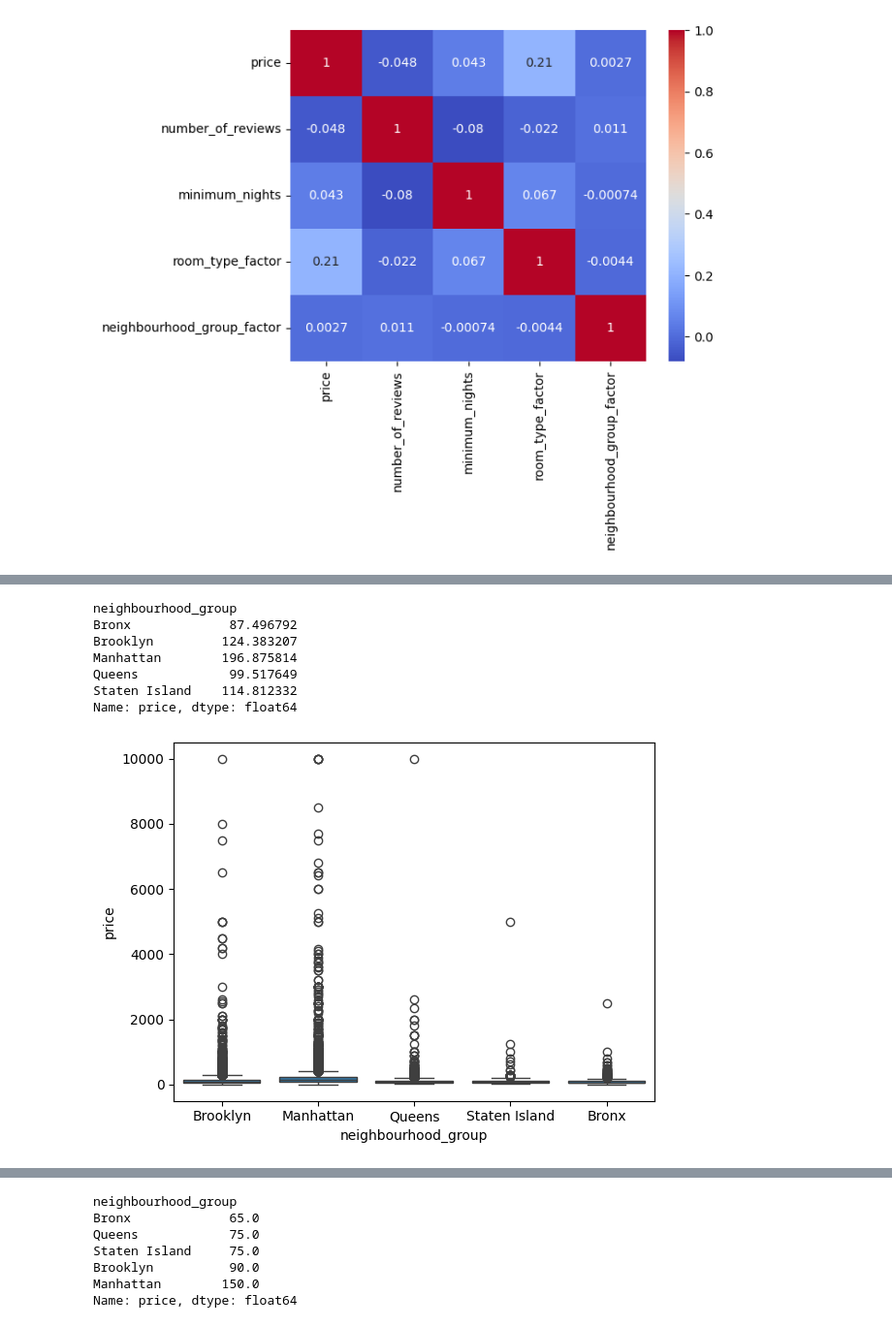
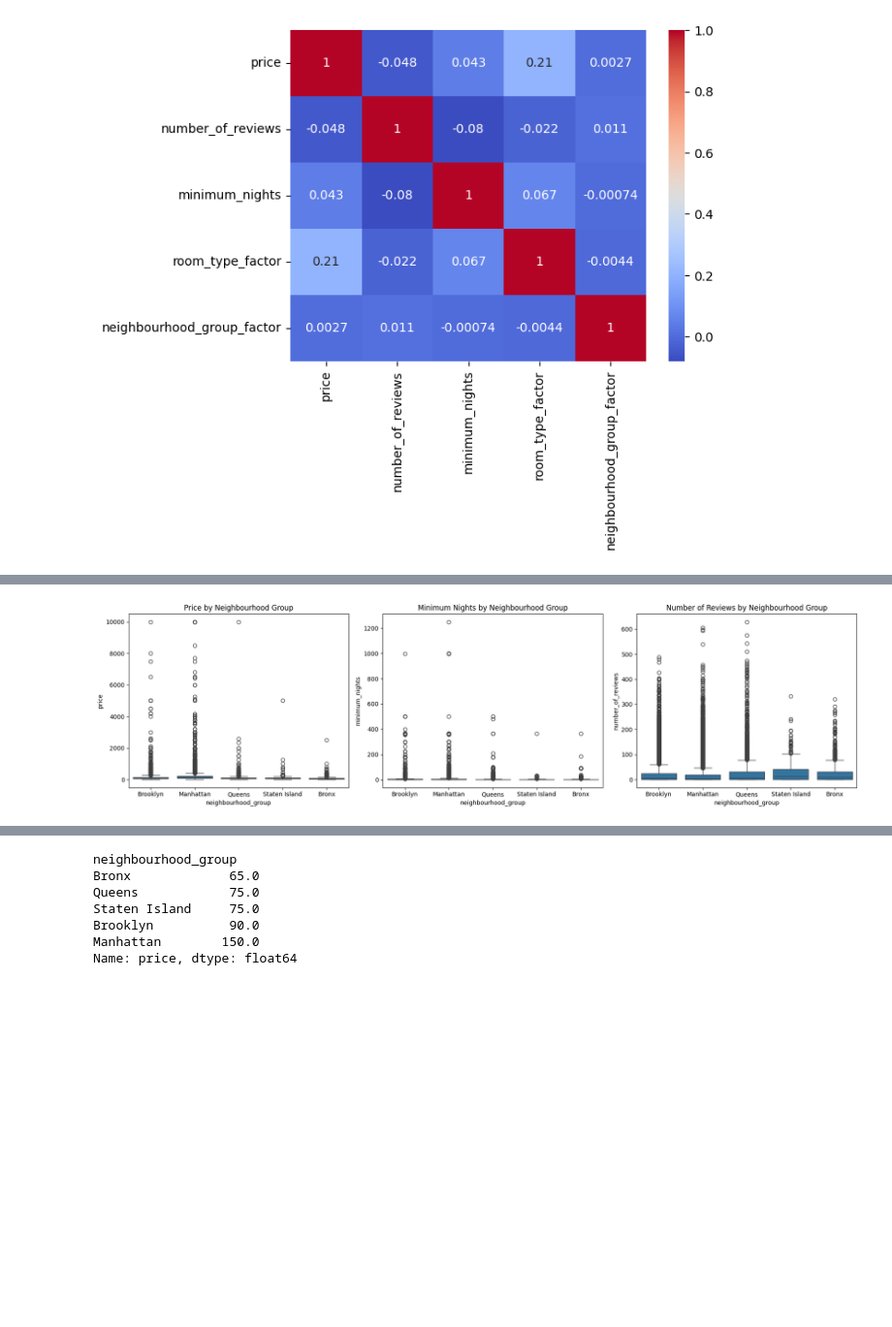
Before and after one commit to 4GeeksAcademy/ekbalam11-machine-learning, a Jupyter notebook: src/00-eda-airbnb-ny.ipynb, the cells around one changed output, grey strips where cells are left out. Shown at 97% size. Saved outputs shown, nothing was run; the diff lists cells and outputs as text; code cells hidden in the pictures; blank space fills up the shorter version.

```diff
--- a/src/00-eda-airbnb-ny.ipynb
+++ b/src/00-eda-airbnb-ny.ipynb
@@ -165,12 +167,13 @@ sns.boxplot(x="room_type", y="price", data=df)
 # %%
-sns.boxplot(x="neighbourhood_group", y="price", data=filtered_df)
-filtered_df.groupby("neighbourhood_group")["price"].mean()
+# Hacemos un cuadro comparativo entre el barrio y el precio, barrio y mínimo de noches, barrio y número de reviews. Comparamos los 3:
+fig, axes = plt.subplots(1, 3, figsize=(18, 5))
+sns.boxplot(x="neighbourhood_group", y="price", data=filtered_df, ax=axes[0])
+sns.boxplot(x="neighbourhood_group", y="minimum_nights", data=filtered_df, ax=axes[1])
+sns.boxplot(x="neighbourhood_group", y="number_of_reviews", data=filtered_df, ax=axes[2])
+axes[0].set_title("Price by Neighbourhood Group")
+axes[1].set_title("Minimum Nights by Neighbourhood Group")
+axes[2].set_title("Number of Reviews by Neighbourhood Group")
+plt.tight_layout()
+plt.show()
 # %% [output]
-neighbourhood_group
-Bronx             87.496792
-Brooklyn         124.383207
-Manhattan        196.875814
-Queens            99.517649
-Staten Island    114.812332
-Name: price, dtype: float64
-[figure, old version]
+[figure, new version]
```
Also changed, not shown: parts of 16 cells of this notebook, 2 other files.
